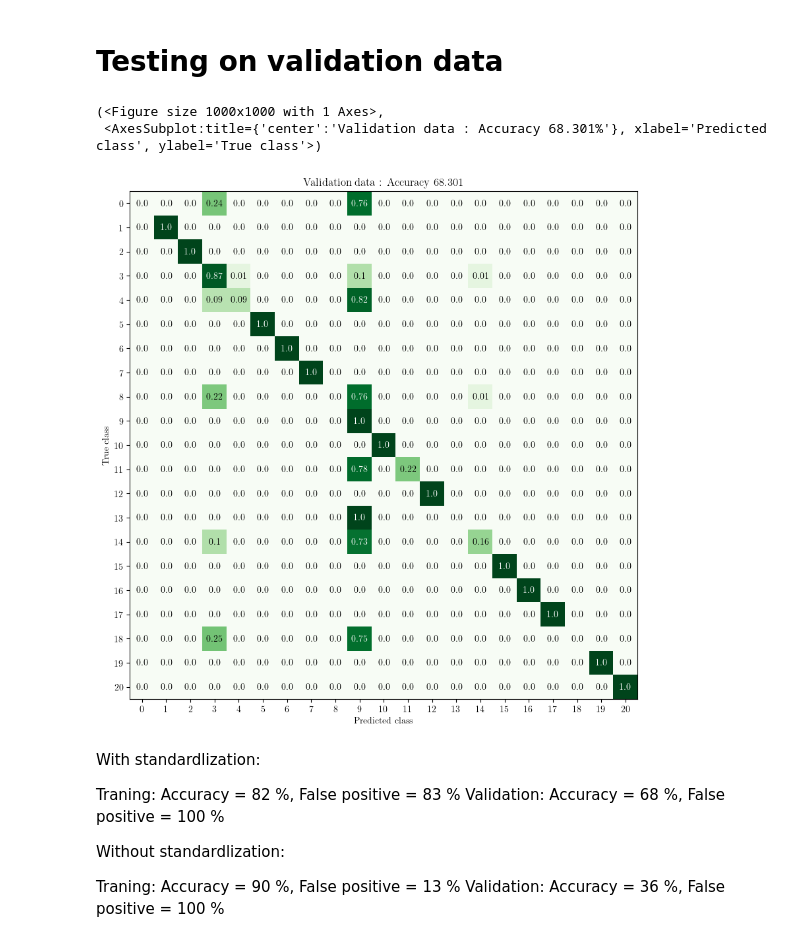
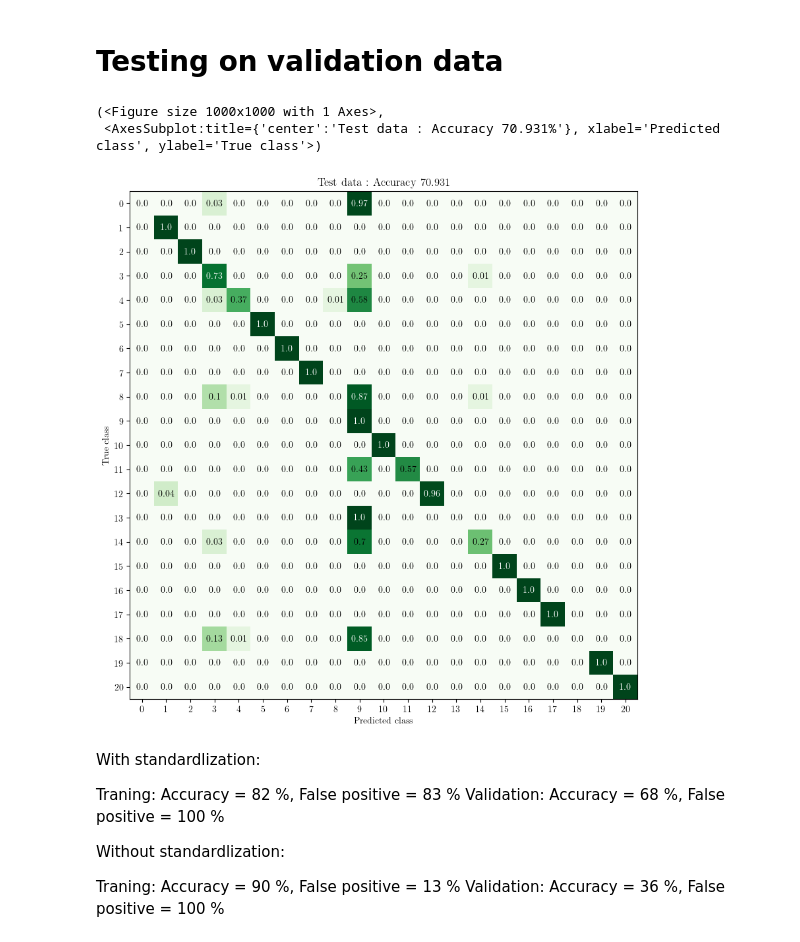
Before and after one commit to peterkrull/p7-ml-refrigeration-fault-detection, a Jupyter notebook: Python/Scikit_SVM - recomended changes.ipynb, the cells around one changed output. Cells and saved outputs as stored; diff of their text form; code cells hidden in the pictures.

```diff
--- a/Python/Scikit_SVM - recomended changes.ipynb
+++ b/Python/Scikit_SVM - recomended changes.ipynb
@@ -23,7 +23,8 @@ plt.rcParams.update({
 # %%
 # Load training data
 train_data = pd.read_csv("../TrainingData/neodata/fault_all_noise_67.csv")
-test_data = pd.read_csv("../ValidationData/neodata/fault_all_noise_67.csv")
+test_data = pd.read_csv("../TestData/neodata/fault_all_noise_67.csv")
+val_data = pd.read_csv("../ValidationData/neodata/fault_all_noise_67.csv")
 #train_data.head()
 # %%
 #Normalization / conditioning
@@ -68,17 +88,12 @@ confusion_matrix2.confusion_matrix(Y_trn, Y_trn_predict, figsize = (10,10), save
 # %%
 Y_tst_predict = clf.predict(X_tst)
 # %%
-conf_matrix = np.zeros([21, 21])
-
-for x,y in zip(Y_tst,Y_tst_predict):
-    conf_matrix[int(x)][int(y)] +=1
-
-    #Generate confusion matrix pdf
-confusion_matrix2.confusion_matrix2(conf_matrix, figsize = (10,10), save_fig_name = 'SVM_val.pdf', title = 'Validation data',eval_labels = False)
+#Generate confusion matrix pdf
+confusion_matrix2.confusion_matrix(Y_tst,Y_tst_predict, figsize = (10,10), save_fig_name = 'SVM_val.pdf', title = 'Test data',eval_labels = False)
 # %% [output]
 (<Figure size 1000x1000 with 1 Axes>,
- <AxesSubplot:title={'center':'Validation data : Accuracy 68.301%'}, xlabel='Predicted class', ylabel='True class'>)
+ <AxesSubplot:title={'center':'Test data : Accuracy 70.931%'}, xlabel='Predicted class', ylabel='True class'>)
-[figure, old version]
+[figure, new version]
 # %% [markdown]
 With standardlization:
 
```
Also changed, not shown: parts of 7 cells of this notebook.
